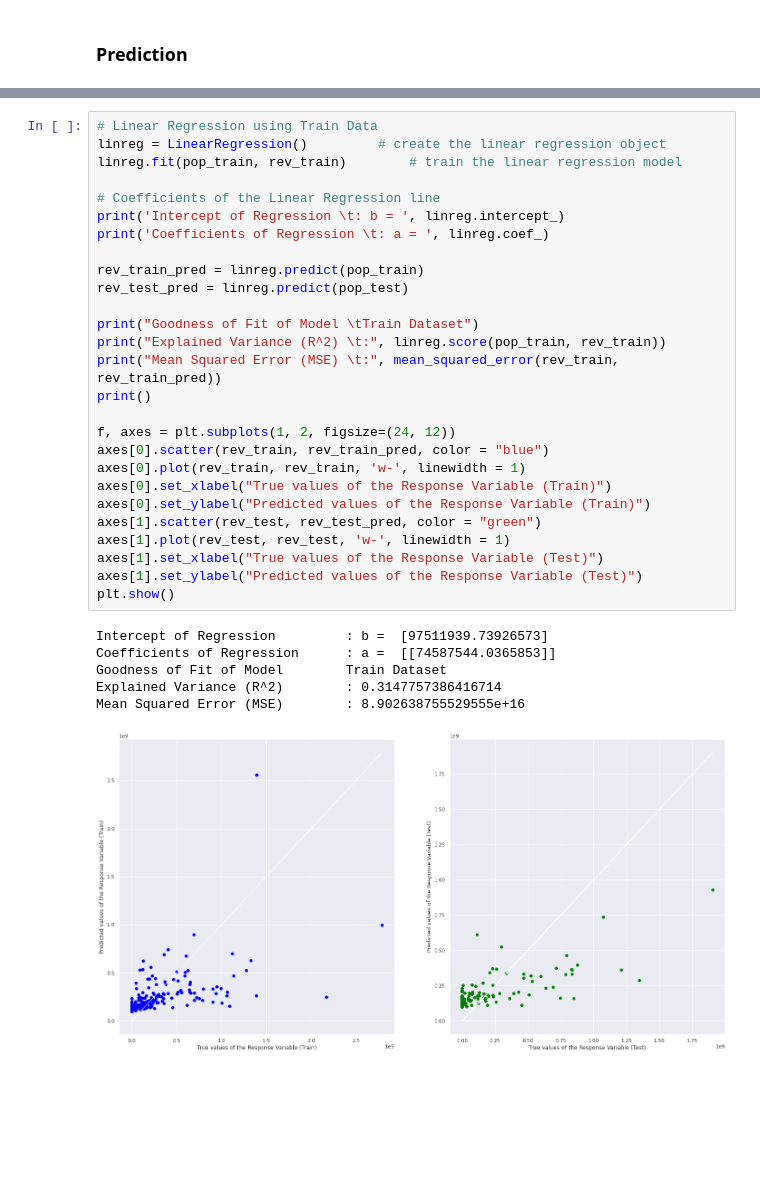
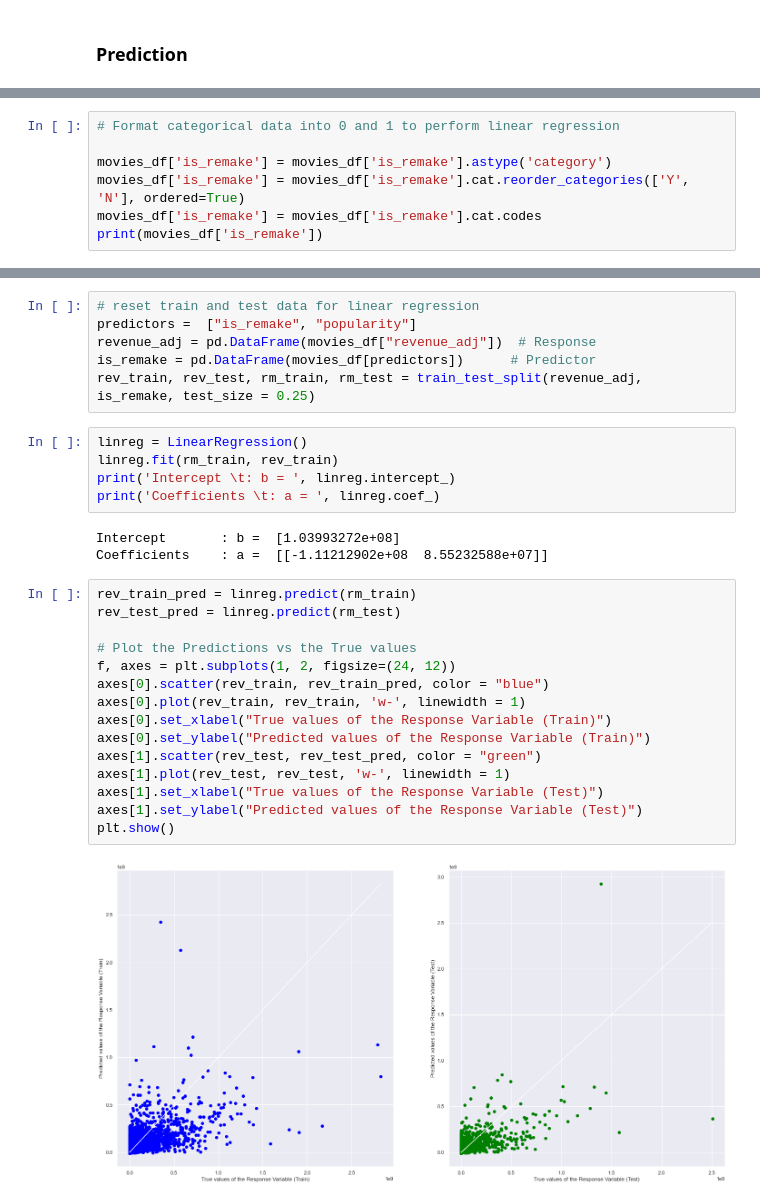
Before and after one commit to pohhjie/movie-analysis, a Jupyter notebook: movie-analysis_v1.ipynb, the cells around one changed output, grey strips where cells are left out. Saved outputs shown, nothing was run; the diff lists cells and outputs as text; blank space fills up the shorter version.

```diff
--- a/movie-analysis_v1.ipynb
+++ b/movie-analysis_v1.ipynb
@@ -453,0 +544,7 @@ Test Set : revenue_adj: (108, 1) , is_remake: (108, 1)
+# %%
+# Format categorical data into 0 and 1 to perform linear regression
+
+movies_df['is_remake'] = movies_df['is_remake'].astype('category')
+movies_df['is_remake'] = movies_df['is_remake'].cat.reorder_categories(['Y', 'N'], ordered=True)
+movies_df['is_remake'] = movies_df['is_remake'].cat.codes
+print(movies_df['is_remake'])
@@ -454,34 +564,31 @@ Test Set : revenue_adj: (108, 1) , is_remake: (108, 1)
+# %%
+# reset train and test data for linear regression
+predictors =  ["is_remake", "popularity"]
+revenue_adj = pd.DataFrame(movies_df["revenue_adj"])  # Response
+is_remake = pd.DataFrame(movies_df[predictors])      # Predictor
+rev_train, rev_test, rm_train, rm_test = train_test_split(revenue_adj, is_remake, test_size = 0.25)
+# %%
+linreg = LinearRegression()
+linreg.fit(rm_train, rev_train)
+print('Intercept \t: b = ', linreg.intercept_)
+print('Coefficients \t: a = ', linreg.coef_)
+# %% [output]
+Intercept       : b =  [1.03993272e+08]
+Coefficients    : a =  [[-1.11212902e+08  8.55232588e+07]]
 # %%
-# Linear Regression using Train Data
-linreg = LinearRegression()         # create the linear regression object
-linreg.fit(pop_train, rev_train)        # train the linear regression model
+rev_train_pred = linreg.predict(rm_train)
+rev_test_pred = linreg.predict(rm_test)
 
-# Coefficients of the Linear Regression line
-print('Intercept of Regression \t: b = ', linreg.intercept_)
-print('Coefficients of Regression \t: a = ', linreg.coef_)
-
-rev_train_pred = linreg.predict(pop_train)
-rev_test_pred = linreg.predict(pop_test)
-
-print("Goodness of Fit of Model \tTrain Dataset")
-print("Explained Variance (R^2) \t:", linreg.score(pop_train, rev_train))
-print("Mean Squared Error (MSE) \t:", mean_squared_error(rev_train, rev_train_pred))
-print()
-
+# Plot the Predictions vs the True values
 f, axes = plt.subplots(1, 2, figsize=(24, 12))
 axes[0].scatter(rev_train, rev_train_pred, color = "blue")
 axes[0].plot(rev_train, rev_train, 'w-', linewidth = 1)
 axes[0].set_xlabel("True values of the Response Variable (Train)")
 axes[0].set_ylabel("Predicted values of the Response Variable (Train)")
 axes[1].scatter(rev_test, rev_test_pred, color = "green")
 axes[1].plot(rev_test, rev_test, 'w-', linewidth = 1)
 axes[1].set_xlabel("True values of the Response Variable (Test)")
 axes[1].set_ylabel("Predicted values of the Response Variable (Test)")
 plt.show()
 # %% [output]
-Intercept of Regression         : b =  [97511939.73926573]
-Coefficients of Regression      : a =  [[74587544.0365853]]
-Goodness of Fit of Model        Train Dataset
-Explained Variance (R^2)        : 0.3147757386416714
-Mean Squared Error (MSE)        : 8.902638755529555e+16
-[figure, old version]
+[figure, new version]
```
Also changed, not shown: parts of 24 cells of this notebook.
